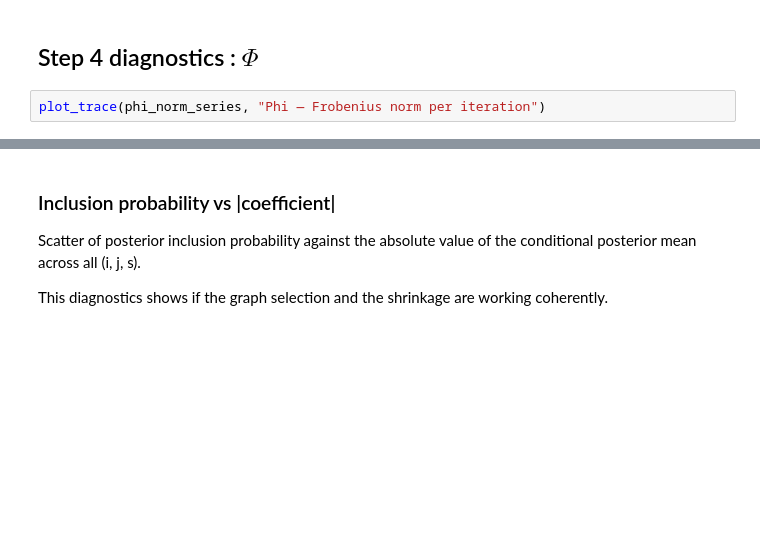
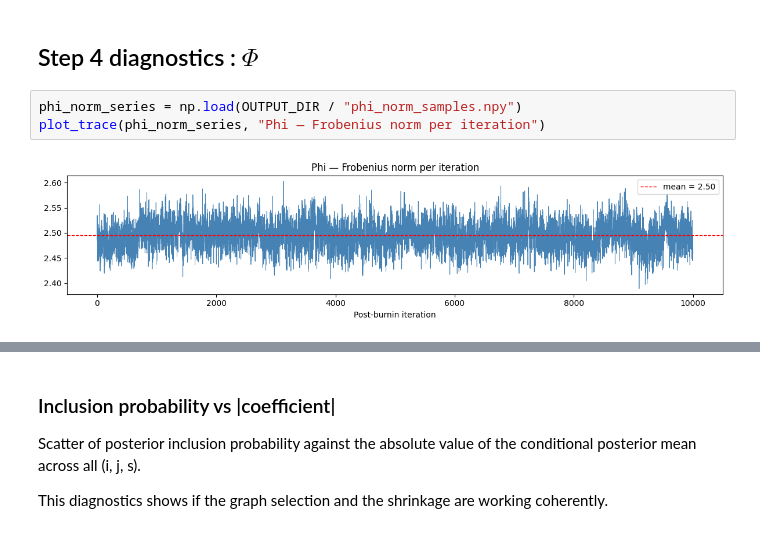
Before and after one commit to Silvia-Guidi/tesi, a Jupyter notebook: notebooks/diagnostics.ipynb, the cells around one changed output, grey strips where cells are left out. Cells and saved outputs as stored; diff of their text form; blank space fills up the shorter version.

```diff
--- a/notebooks/diagnostics.ipynb
+++ b/notebooks/diagnostics.ipynb
@@ -572,7 +596,10 @@ Top 5 variables with largest |median| off-diagonal posterior mean:
 # %% [markdown]
 ## Step 4 diagnostics : $\Phi$
 # %%
+phi_norm_series = np.load(OUTPUT_DIR / "phi_norm_samples.npy")
 plot_trace(phi_norm_series, "Phi — Frobenius norm per iteration")
+# %% [output]
+[figure, added]
 # %%
 fig, ax = plt.subplots(figsize=(12, 3))
 for s in range(n_lags):
```
Also changed, not shown: parts of 27 cells of this notebook, 1 other file.
